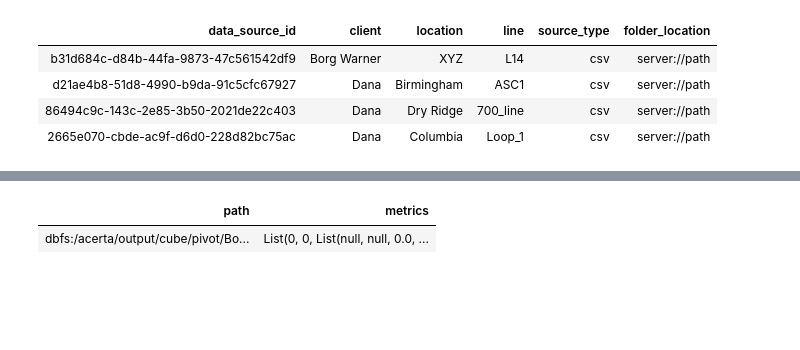
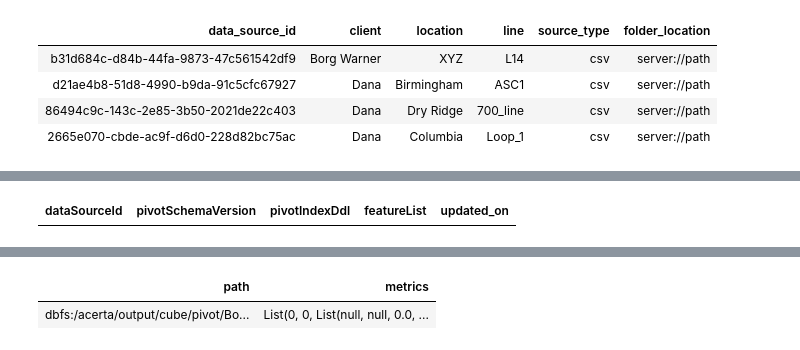
Before and after one commit to DHersak/test-lp-cube, a Jupyter notebook: kafka-key-value-to-cube.ipynb, the cells around one changed output, grey strips where cells are left out. Drawn from its saved outputs; the diff is of its cells as text; code cells hidden in the pictures; blank space fills up the shorter version.

Commit message:
fixed bugs in cube update logic to support seamless stopping and restarting of a datastream; wrote pivot schema table to disk

```diff
--- a/kafka-key-value-to-cube.ipynb
+++ b/kafka-key-value-to-cube.ipynb
@@ -21,9 +21,9 @@
 # use this code block to clear streaming checkpoints and output folders
 #**********************************************************************************************************************
 
-dbutils.fs.rm(checkpointPath, True)
-dbutils.fs.rm(pivotRootDir, True)
-dbutils.fs.rm(cubeRunRootDir, True)
+#dbutils.fs.rm(checkpointPath, True)
+#dbutils.fs.rm(pivotRootDir, True)
+#dbutils.fs.rm(cubeRunRootDir, True)
 
 
 #**********************************************************************************************************************
@@ -31,7 +31,12 @@ dbutils.fs.rm(cubeRunRootDir, True)
 # use this code block to create an empty pivot schema table
 #**********************************************************************************************************************
 
+### To initialize pivot schema table (run only once)
 pivot_schema_df = spark.createDataFrame(data=[],schema=T._parse_datatype_string(pivot_schema_table_ddl))
+# pivot_schema_df.write.parquet(pivotSchemaDir)
+
+### Load pivot schema table
+# pivot_schema_df = spark.read.parquet(pivotSchemaDir)
 pivot_schema_df.registerTempTable("pivot_schema_table")
-pivot_schema_df.show()
+display(spark.sql("select * from pivot_schema_table"))
 # %% [output]
@@ -39,3 +43,4 @@ pivot_schema_df.show()
+| dataSourceId | pivotSchemaVersion | pivotIndexDdl | featureList | updated_on |
 # %%
 import pyspark.sql.functions as f
 from pyspark.sql.functions import *
```
Also changed, not shown: parts of 13 cells of this notebook, 6 other files.
